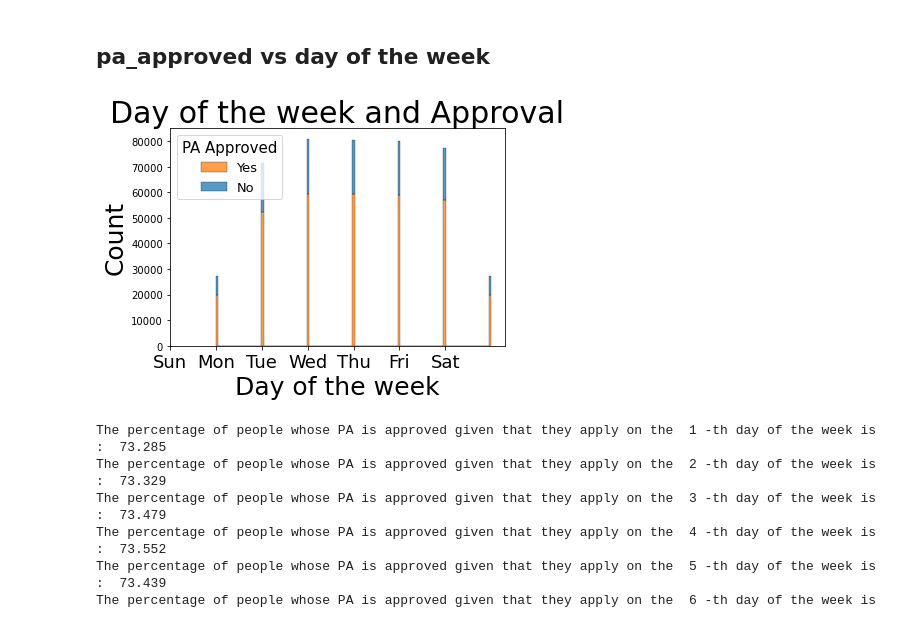
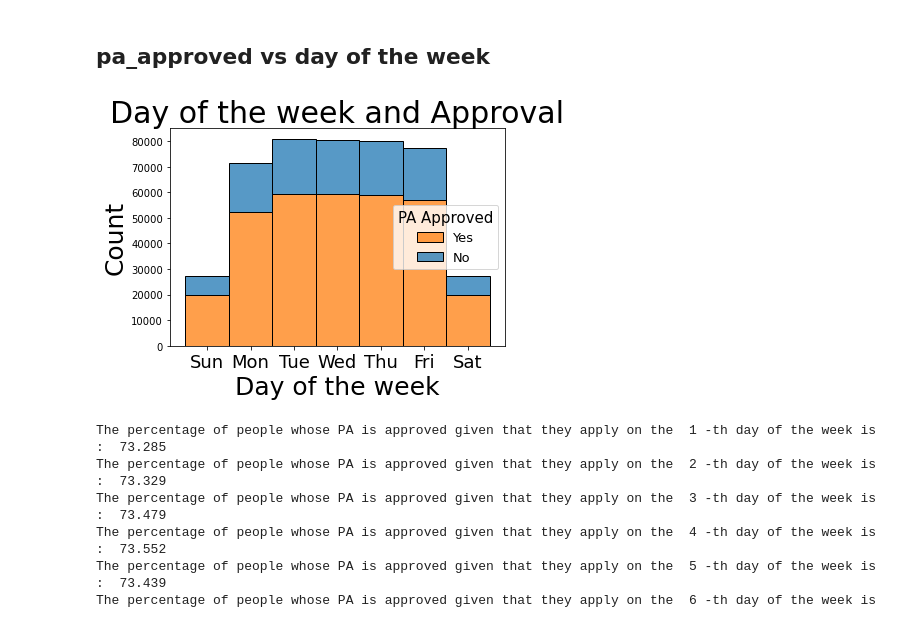
Before and after one commit to sanalsprasad/ErdosProject, a Jupyter notebook: PA approval and date.ipynb, the cells around one changed output. Cells and saved outputs as stored; diff of their text form; code cells hidden in the pictures.

```diff
--- a/PA approval and date.ipynb
+++ b/PA approval and date.ipynb
@@ -57,17 +59,17 @@ def percentage_given(df, column1, val1, column2, val2):
 # %%
 
 plt.figure()
-sns.histplot(cmm_pa_train, x='day_of_week', hue = 'pa_approved',multiple = 'stack')
-plt.xticks(ticks=[0,1,2,3,4,5,6], labels=["Sun","Mon","Tue","Wed","Thu","Fri","Sat"],fontsize=18)
+sns.histplot(cmm_pa_train, x='day_of_week', hue = 'pa_approved',multiple = 'stack',discrete=True)
+plt.xticks(ticks=[1,2,3,4,5,6,7], labels=["Sun","Mon","Tue","Wed","Thu","Fri","Sat"],fontsize=18)
 plt.title("Day of the week and Approval",fontsize = 30)
 plt.xlabel("Day of the week",fontsize=25)
 plt.ylabel("Count",fontsize = 25)
 plt.legend(["Yes", "No"],title="PA Approved",fontsize=13,title_fontsize=15)
 
 
 plt.show()
 # %% [output]
-[figure, old version]
+[figure, new version]
 # %%
 days = cmm_pa_train.day_of_week.unique()
 days = np.sort(days)
```
Also changed, not shown: parts of 11 cells of this notebook.
